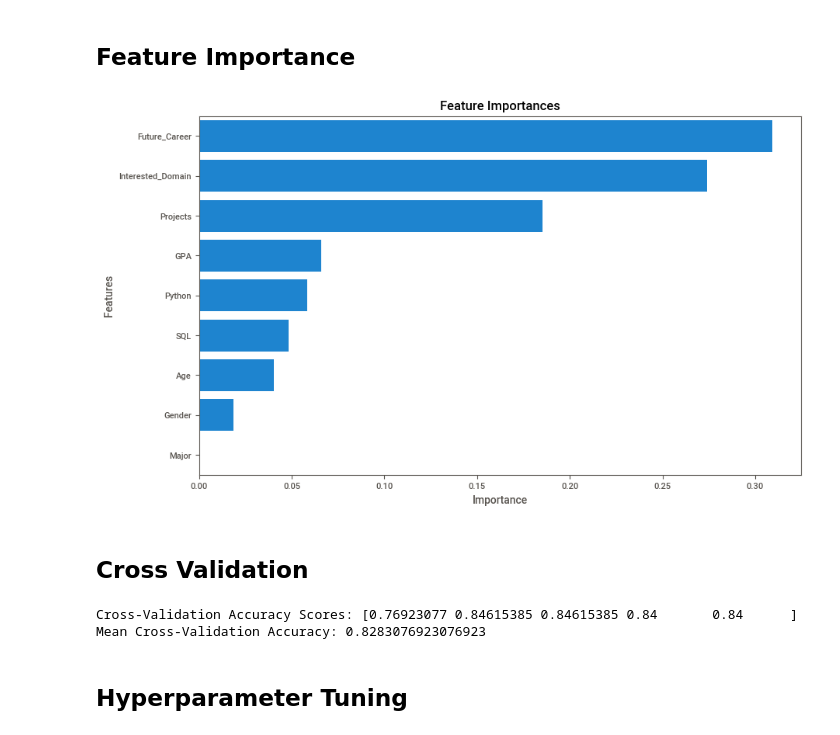
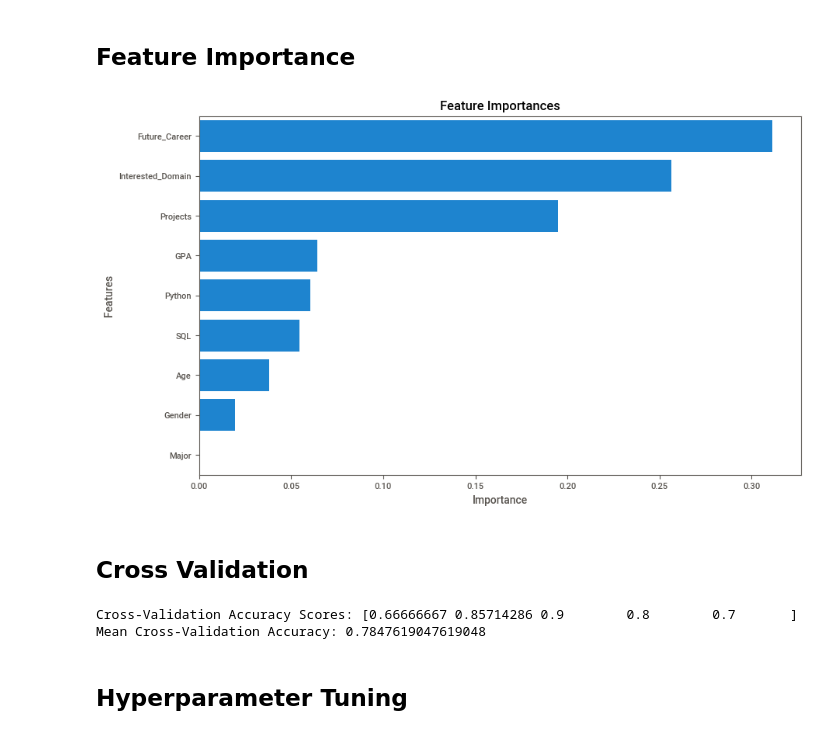
Before and after one commit to ramvilas273/student_career_prediction, a Jupyter notebook: cs.ipynb, the cells around one changed output. Cells and saved outputs as stored; diff of their text form; code cells hidden in the pictures.

```diff
--- a/cs.ipynb
+++ b/cs.ipynb
@@ -465,7 +469,7 @@ print(precision_score(y_test,y_pred,average='weighted'))
 # %%
 from sklearn.tree import DecisionTreeClassifier
 dt=DecisionTreeClassifier()
-dt.fit(x_train,y_train)
+dt.fit(x_train_scaler,y_train)
 # %% [output]
 DecisionTreeClassifier()
 # %%
@@ -517,7 +521,7 @@ print(confusion_matrix(y_test,y_pred))
 # %%
 from sklearn.ensemble import RandomForestClassifier
 rf=RandomForestClassifier()
-rf.fit(x_train,y_train)
+rf.fit(x_train_scaler,y_train)
 # %% [output]
 RandomForestClassifier()
 # %%
@@ -551,7 +552,7 @@ weighted avg       0.82      0.88      0.84        26
 # %%
 from sklearn.svm import SVC
 svc=SVC(kernel='linear')
-svc.fit(x_train,y_train)
+svc.fit(x_train_scaler,y_train)
 # %% [output]
 SVC(kernel='linear')
 # %%
@@ -565,7 +566,7 @@ accuracy_score(y_test,y_pred)
 # %%
 from sklearn.naive_bayes import GaussianNB
 nb=GaussianNB()
-nb.fit(x_train,y_train)
+nb.fit(x_train_scaler,y_train)
 # %% [output]
 GaussianNB()
 # %%
@@ -602,16 +603,16 @@ pd.DataFrame.from_dict(results,orient='index',columns=['Accuracy']).sort_values(
 # %% [markdown]
 ## Feature Importance
 # %%
-rf.fit(x_train,y_train)
+rf.fit(x_train_scaler,y_train)
 importances=pd.Series(rf.feature_importances_,index=x_train.columns).sort_values(ascending=False)
 plt.figure(figsize=(10,6))
 sns.barplot(x=importances,y=importances.index)
 plt.title('Feature Importances')
 plt.xlabel('Importance')
 plt.ylabel('Features')
 plt.show()
 # %% [output]
-[figure, old version]
+[figure, new version]
 # %% [markdown]
 ## Cross Validation
 # %%
@@ -622,12 +623,12 @@ from sklearn.model_selection import StratifiedKFold
 # %%
 rf=RandomForestClassifier(random_state=42)
 skf=StratifiedKFold(n_splits=5,shuffle=True,random_state=42)
-cv_score=cross_val_score(rf,x,y,cv=skf,scoring='accuracy')
+cv_score=cross_val_score(rf,x_train_scaler,y_train,cv=skf,scoring='accuracy')
 print('Cross-Validation Accuracy Scores:', cv_score)
 print('Mean Cross-Validation Accuracy:', cv_score.mean())
 # %% [output]
-Cross-Validation Accuracy Scores: [0.76923077 0.84615385 0.84615385 0.84       0.84      ]
-Mean Cross-Validation Accuracy: 0.8283076923076923
+Cross-Validation Accuracy Scores: [0.66666667 0.85714286 0.9        0.8        0.7       ]
+Mean Cross-Validation Accuracy: 0.7847619047619048
 # %% [markdown]
 ## Hyperparameter Tuning
 # %%
```
Also changed, not shown: parts of 18 cells of this notebook.
